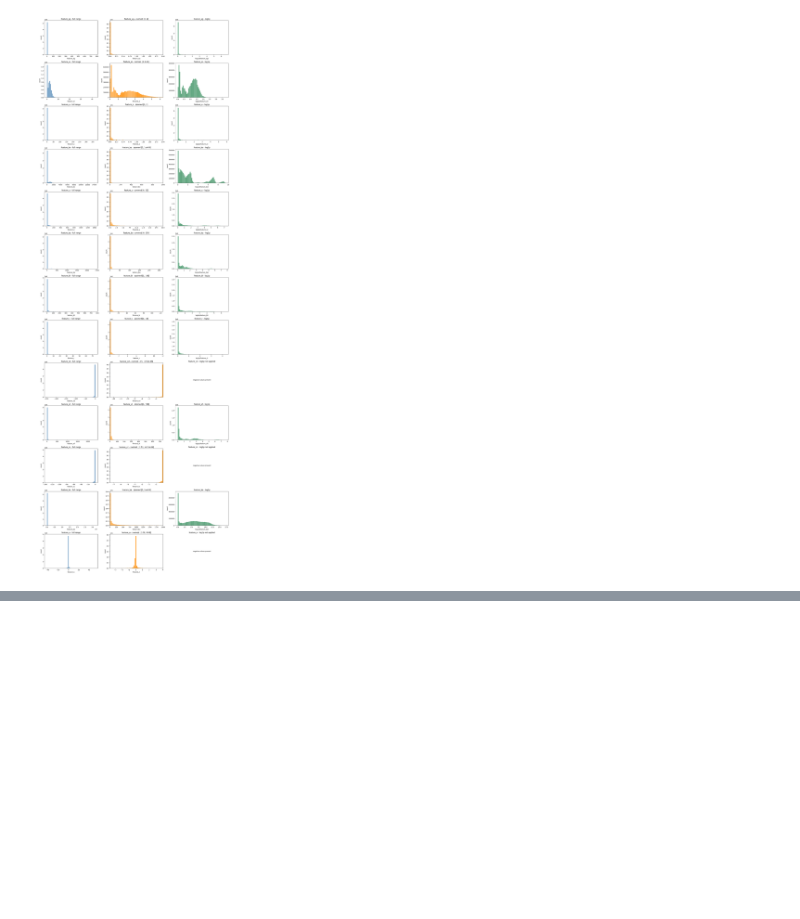
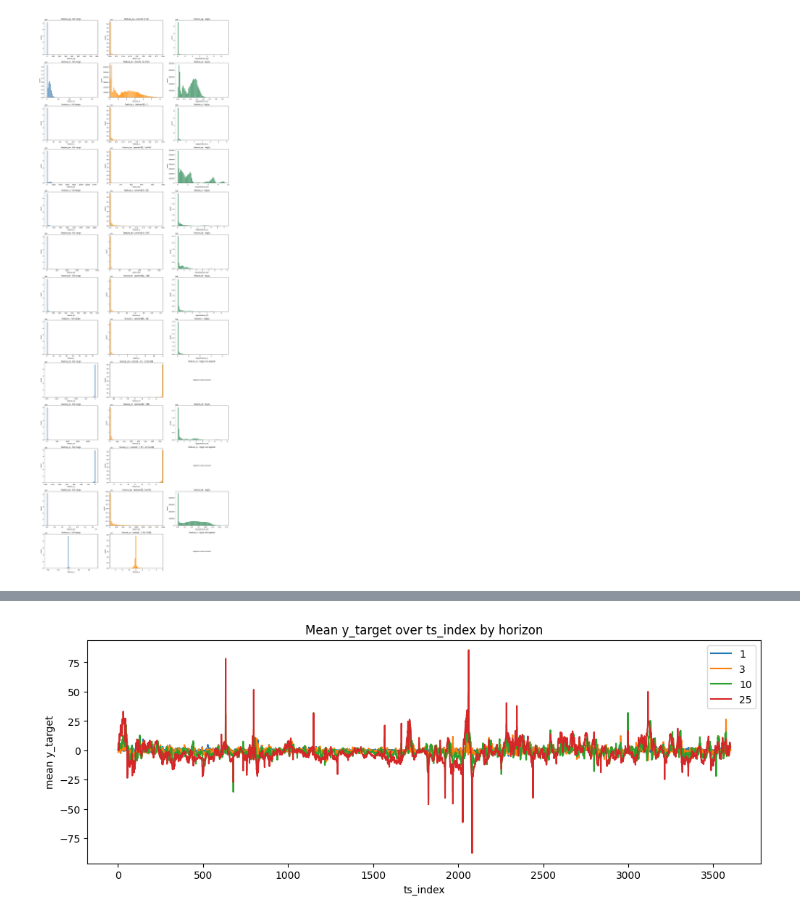
Before and after one commit to MartaTeo/Practical_DL, a Jupyter notebook: EDA-Data_preprocessing_visulisation.ipynb, the cells around one changed output, grey strips where cells are left out. Drawn from its saved outputs; the diff is of its cells as text; code cells hidden in the pictures; blank space fills up the shorter version.

```diff
--- a/EDA-Data_preprocessing_visulisation.ipynb
+++ b/EDA-Data_preprocessing_visulisation.ipynb
@@ -834,0 +871,16 @@ plot_histograms_near_bulk(
+# %%
+mean_h = train_eda.groupby(["ts_index", "horizon"])["y_target"].mean().reset_index()
+
+plt.figure(figsize=(12,4))
+
+for h in sorted(mean_h["horizon"].unique()):
+    part = mean_h[mean_h["horizon"] == h]
+    plt.plot(part["ts_index"], part["y_target"], label=h)
+
+plt.title("Mean y_target over ts_index by horizon")
+plt.xlabel("ts_index")
+plt.ylabel("mean y_target")
+plt.legend()
+plt.show()
+# %% [output]
+[figure, added]
```
Also changed, not shown: parts of 17 cells of this notebook.
